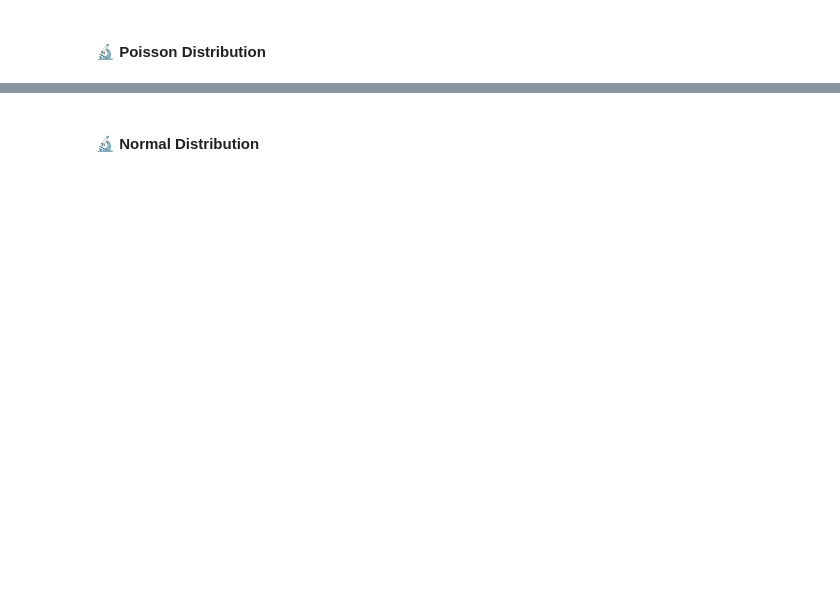
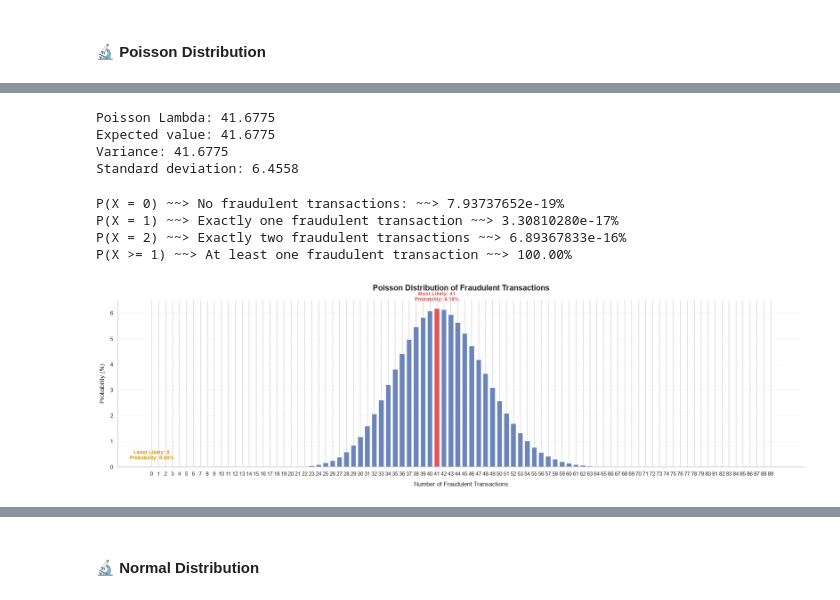
Before and after one commit to CCT-Dublin/CCT_STDA_CA_01_40S, a Jupyter notebook: notebooks/CCT_STDA_CA_01_40S_2026438.ipynb, the cells around one changed output, grey strips where cells are left out. Cells and saved outputs as stored; diff of their text form; code cells hidden in the pictures; blank space fills up the shorter version.

```diff
--- a/notebooks/CCT_STDA_CA_01_40S_2026438.ipynb
+++ b/notebooks/CCT_STDA_CA_01_40S_2026438.ipynb
@@ -1879,0 +2304,37 @@ The assumptions of the Poisson distribution, including independence and a reason
+# %%
+from scipy.stats import poisson
+
+lambda_poisson   = n * p
+poisson_mean     = lambda_poisson
+poisson_variance = lambda_poisson
+
+poisson_std = np.sqrt(poisson_variance)
+
+print(f"Poisson Lambda: {lambda_poisson:.4f}")
+print(f"Expected value: {poisson_mean:.4f}")
+print(f"Variance: {poisson_variance:.4f}")
+print(f"Standard deviation: {poisson_std:.4f}")
+# %% [output]
+Poisson Lambda: 41.6775
+Expected value: 41.6775
+Variance: 41.6775
+Standard deviation: 6.4558
+# %%
+prob_zero_poisson = poisson.pmf(0, lambda_poisson)
+prob_one_poisson = poisson.pmf(1, lambda_poisson)
+prob_two_poisson = poisson.pmf(2, lambda_poisson)
+prob_at_least_one_poisson = poisson.sf(0, lambda_poisson)
+
+print(f"P(X = 0) ~~> No fraudulent transactions: ~~> {prob_zero_poisson:.8e}%")
+print(f"P(X = 1) ~~> Exactly one fraudulent transaction ~~> {prob_one_poisson:.8e}%")
+print(f"P(X = 2) ~~> Exactly two fraudulent transactions ~~> {prob_two_poisson:.8e}%")
+print(f"P(X >= 1) ~~> At least one fraudulent transaction ~~> {prob_at_least_one_poisson * 100:.2f}%")
+# %% [output]
+P(X = 0) ~~> No fraudulent transactions: ~~> 7.93737652e-19%
+P(X = 1) ~~> Exactly one fraudulent transaction ~~> 3.30810280e-17%
+P(X = 2) ~~> Exactly two fraudulent transactions ~~> 6.89367833e-16%
+P(X >= 1) ~~> At least one fraudulent transaction ~~> 100.00%
+# %%
+F_barplot_v7()
+# %% [output]
+[figure, added]
```
Also changed, not shown: parts of 70 cells of this notebook, 1 other file.
